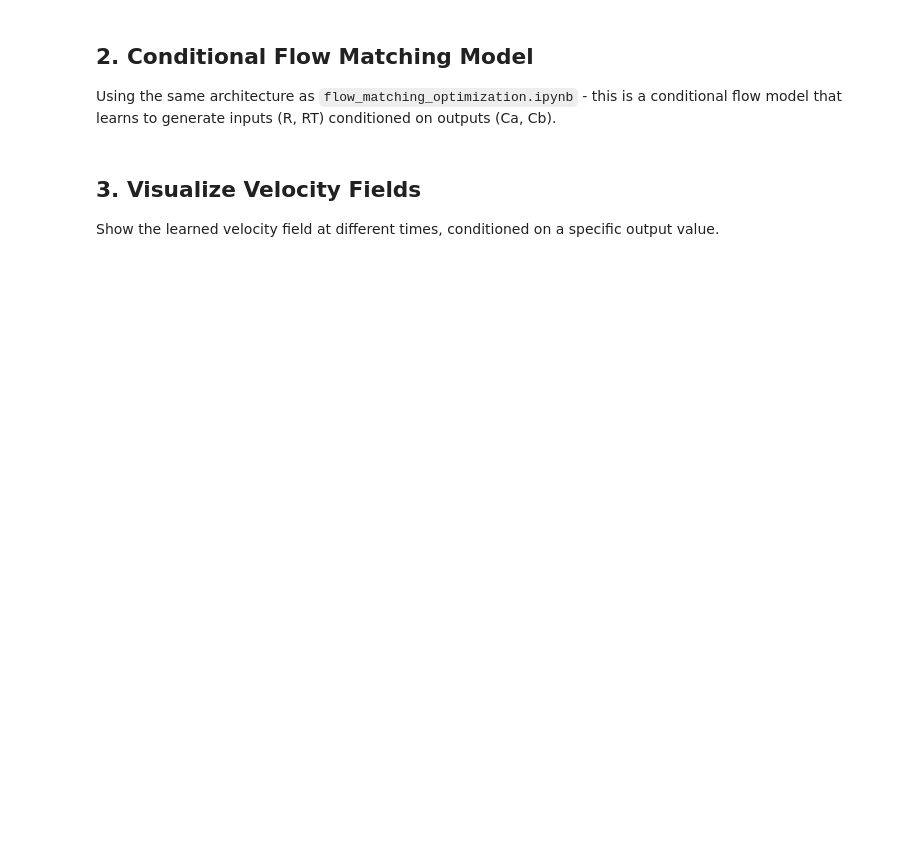
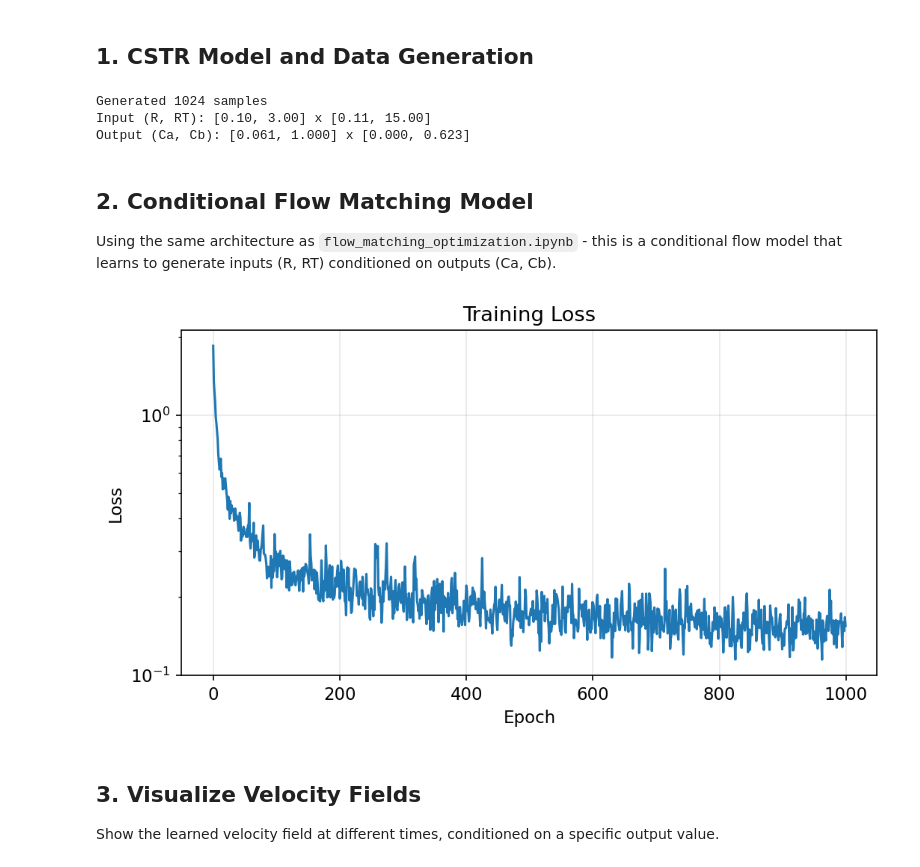
Before and after one commit to KitchinHUB/generative-optimization, a Jupyter notebook: 03_space_mapping_flow_matching.ipynb, the cells around one changed output. Cells and saved outputs as stored; diff of their text form; code cells hidden in the pictures; blank space fills up the shorter version.

```diff
--- a/03_space_mapping_flow_matching.ipynb
+++ b/03_space_mapping_flow_matching.ipynb
@@ -73,3 +112,40 @@ print(f"Output (Ca, Cb): [{Ca.min():.3f}, {Ca.max():.3f}] x [{Cb.min():.3f}, {Cb
+# %% [markdown]
+## 1. CSTR Model and Data Generation
+# %%
+# CSTR parameters
+H = 1      # reactor height
+vo = 1     # volumetric flow rate
+Cao = 1   # inlet concentration of A
+
+def cstr_model(R, RT):
+    """Compute steady-state concentrations for CSTR."""
+    V = np.pi * R**2 * H
+    k1 = np.exp(-3 / RT)
+    k2 = np.exp(-10 / RT)
+
+    a = V * k1
+    b = vo + V * k2
+    c = -vo * Cao
+    Ca = (-b + np.sqrt(b**2 - 4 * a * c)) / (2 * a)
+    Cb = k1 * Ca**2 * V / vo
+
+    return Ca, Cb
+
+# Sample input space - same bounds as in space mapping notebooks
+input_bounds = [[0.1, 3], [0.1, 15]]
+X_input = generate_samples(input_bounds, n_samples=1024, seed=42)
+R, RT = X_input.T
+
+# Compute outputs
+Ca, Cb = cstr_model(R, RT)
+
+print(f"Generated {len(X_input)} samples")
+print(f"Input (R, RT): [{R.min():.2f}, {R.max():.2f}] x [{RT.min():.2f}, {RT.max():.2f}]")
+print(f"Output (Ca, Cb): [{Ca.min():.3f}, {Ca.max():.3f}] x [{Cb.min():.3f}, {Cb.max():.3f}]")
+# %% [output]
+Generated 1024 samples
+Input (R, RT): [0.10, 3.00] x [0.11, 15.00]
+Output (Ca, Cb): [0.061, 1.000] x [0.000, 0.623]
 # %% [markdown]
 ## 2. Conditional Flow Matching Model
 
@@ -79,19 +153,21 @@ Using the same architecture as `flow_matching_optimization.ipynb` - this is a co
 # %%
 # Train: generate [R, RT] conditioned on [Ca, Cb]
 x_data = np.column_stack([R, RT])  # inputs to generate
 c_data = np.column_stack([Ca, Cb])  # conditioning outputs
 
 fm_map = ConditionalFlowMatching(x_dim=2, c_dim=2, hidden_dim=128, n_layers=4)
 losses = fm_map.fit(x_data, c_data, epochs=1000, batch_size=64)
 
 # Plot training loss
 plt.figure(figsize=(8, 4))
-plt.semilogy(losses)
+plt.semilogy(losses['loss'])
 plt.xlabel('Epoch')
 plt.ylabel('Loss')
 plt.title('Training Loss')
 plt.grid(True, alpha=0.3)
 plt.show()
+# %% [output]
+[figure, added]
 # %% [markdown]
 ## 3. Visualize Velocity Fields
 
```
Also changed, not shown: parts of 16 cells of this notebook, 35 other files.
